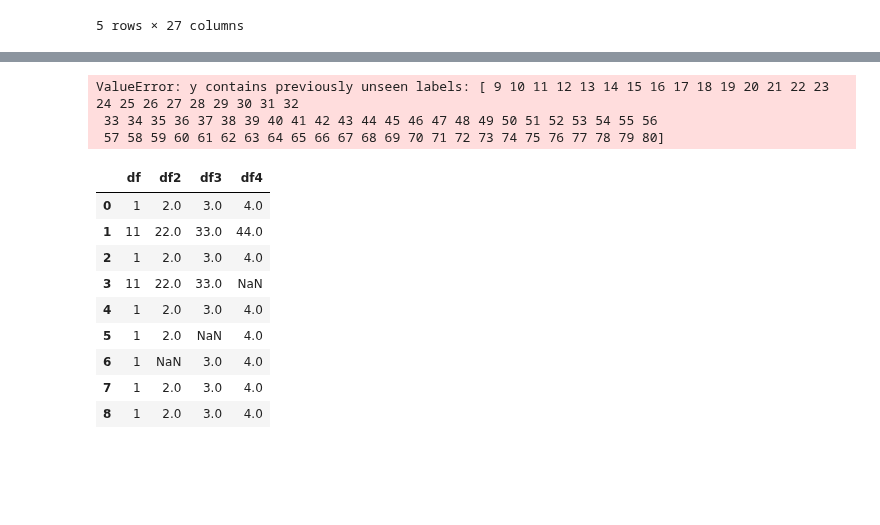
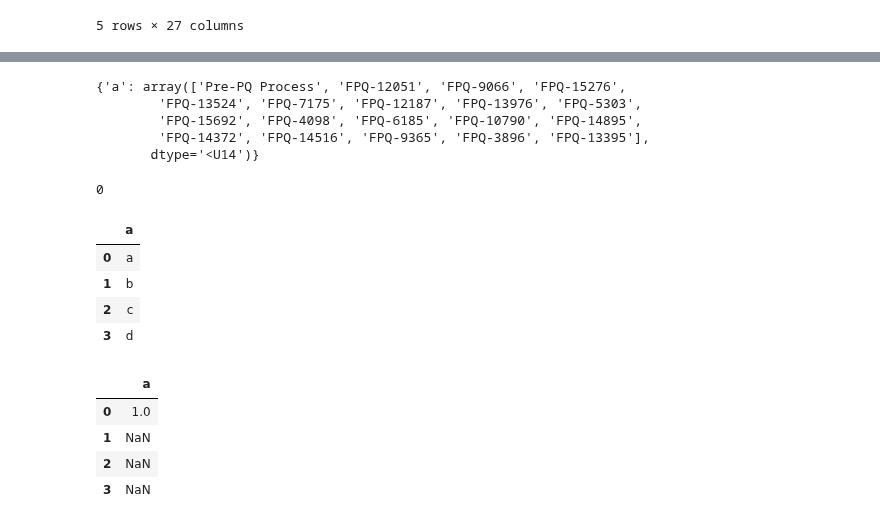
Before and after one commit to krishanwalia30/Consignment-Pricing-Prediction, a Jupyter notebook: research/example.ipynb, the cells around one changed output, grey strips where cells are left out. Cells and saved outputs as stored; diff of their text form; code cells hidden in the pictures; blank space fills up the shorter version.

Commit message:
Data Transformation Prerequisites

```diff
--- a/research/example.ipynb
+++ b/research/example.ipynb
@@ -217,34 +187,29 @@ with open('preprocessor.pkl', 'wb') as file:
-# %%
-import pickle
-loaded_preprocessor = None
-with open('labelEncoder.pkl', 'rb') as file:
-    loaded_preprocessor =pickle.load(file)
-# df = transform_dataset(df)
-# df['Project Code'] = loaded_preprocessor.transform(df['Project Code'])
-# type(loaded_preprocessor)
-df = df.apply(loaded_preprocessor.inverse_transform)
-# %% [output]
-ValueError: y contains previously unseen labels: [ 9 10 11 12 13 14 15 16 17 18 19 20 21 22 23 24 25 26 27 28 29 30 31 32
- 33 34 35 36 37 38 39 40 41 42 43 44 45 46 47 48 49 50 51 52 53 54 55 56
- 57 58 59 60 61 62 63 64 65 66 67 68 69 70 71 72 73 74 75 76 77 78 79 80]
-# %%
-test = {
-    'df': [1,11,1,11,1,1,1,1,1],
-    'df2': [2,22,2,22,2,2,np.NAN,2,2],
-    'df3': [3,33,3,33,3,np.NAN,3,3,3],
-    'df4': [4,44,4,np.NAN,4,4,4,4,4],
-}
-test_df = pd.DataFrame(test)
-test_df
-# test_df.dropna(inplace=True)
-# %% [output]
-|  | df | df2 | df3 | df4 |
-| 0 | 1 | 2.0 | 3.0 | 4.0 |
-| 1 | 11 | 22.0 | 33.0 | 44.0 |
-| 2 | 1 | 2.0 | 3.0 | 4.0 |
-| 3 | 11 | 22.0 | 33.0 | NaN |
-| 4 | 1 | 2.0 | 3.0 | 4.0 |
-| 5 | 1 | 2.0 | NaN | 4.0 |
-| 6 | 1 | NaN | 3.0 | 4.0 |
-| 7 | 1 | 2.0 | 3.0 | 4.0 |
-| 8 | 1 | 2.0 | 3.0 | 4.0 |
+# %%
+num_array = {'a':np.array(['Pre-PQ Process', 'FPQ-12051', 'FPQ-9066', 'FPQ-15276',
+        'FPQ-13524', 'FPQ-7175', 'FPQ-12187', 'FPQ-13976', 'FPQ-5303',
+        'FPQ-15692', 'FPQ-4098', 'FPQ-6185', 'FPQ-10790', 'FPQ-14895',
+        'FPQ-14372', 'FPQ-14516', 'FPQ-9365', 'FPQ-3896', 'FPQ-13395'])}
+
+num_array
+# %% [output]
+{'a': array(['Pre-PQ Process', 'FPQ-12051', 'FPQ-9066', 'FPQ-15276',
+        'FPQ-13524', 'FPQ-7175', 'FPQ-12187', 'FPQ-13976', 'FPQ-5303',
+        'FPQ-15692', 'FPQ-4098', 'FPQ-6185', 'FPQ-10790', 'FPQ-14895',
+        'FPQ-14372', 'FPQ-14516', 'FPQ-9365', 'FPQ-3896', 'FPQ-13395'],
+       dtype='<U14')}
+# %%
+index = np.where(num_array['a'] == 'Pre-PQ Process')
+index[0][0]
+# %% [output]
+0
+# %%
+test = ['a','b','c','d']
+testdf =pd.DataFrame(np.array(test),columns=['a'])
+# %%
+testdf
+# %% [output]
+|  | a |
+| 0 | a |
+| 1 | b |
+| 2 | c |
+| 3 | d |
@@ -250,0 +218,8 @@ test_df
+# %%
+testdf
+# %% [output]
+|  | a |
+| 0 | 1.0 |
+| 1 | NaN |
+| 2 | NaN |
+| 3 | NaN |
```
Also changed, not shown: parts of 22 cells of this notebook, 3 other files.
